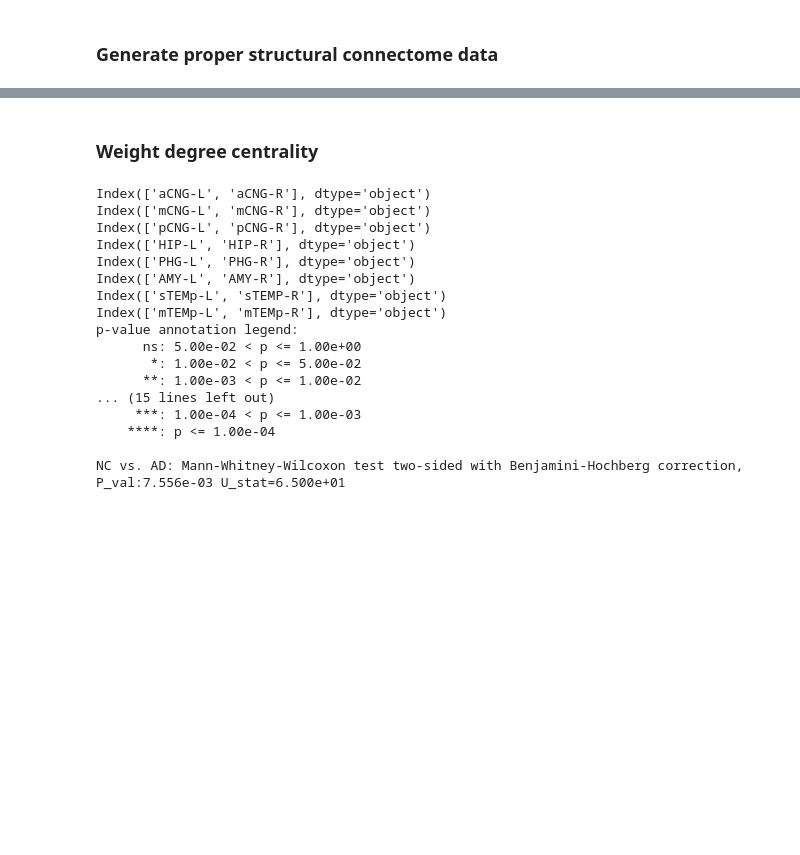
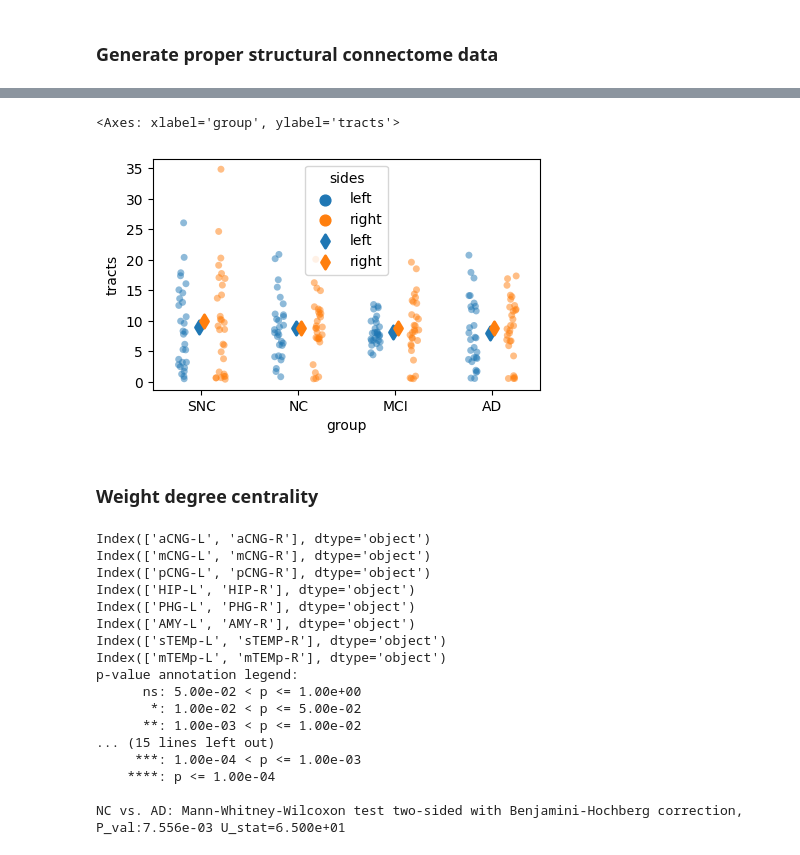
Before and after one commit to yilewang/tvbdemos, a Jupyter notebook: asymmetry_project/sc.ipynb, the cells around one changed output, grey strips where cells are left out. Cells and saved outputs as stored; diff of their text form; code cells hidden in the pictures; blank space fills up the shorter version.

```diff
--- a/asymmetry_project/sc.ipynb
+++ b/asymmetry_project/sc.ipynb
@@ -50,3 +106,11 @@ for group, caseid in zip(table["group"],table["caseid"]):
+# %%
+df_avg = pd.read_excel('./sc_values.xlsx',  sheet_name='Sheet3')
+plt.figure(figsize=(5, 3))
+sns.stripplot(x="group", y="tracts", hue='sides', data=df_avg, dodge=True, alpha=0.5)
+sns.pointplot(x="group", y="tracts", hue='sides', data=df_avg, dodge=True, join=False, markers="d", ci=None)
+# %% [output]
+<Axes: xlabel='group', ylabel='tracts'>
+[figure, added]
 # %%
 labels = ["Left Tracts"]*77 + ["Right Tracts"]*77
 caseids = list(sc_values["caseid"]) + list(sc_values["caseid"])
```
Also changed, not shown: parts of 1 cell of this notebook, 9 other files.
